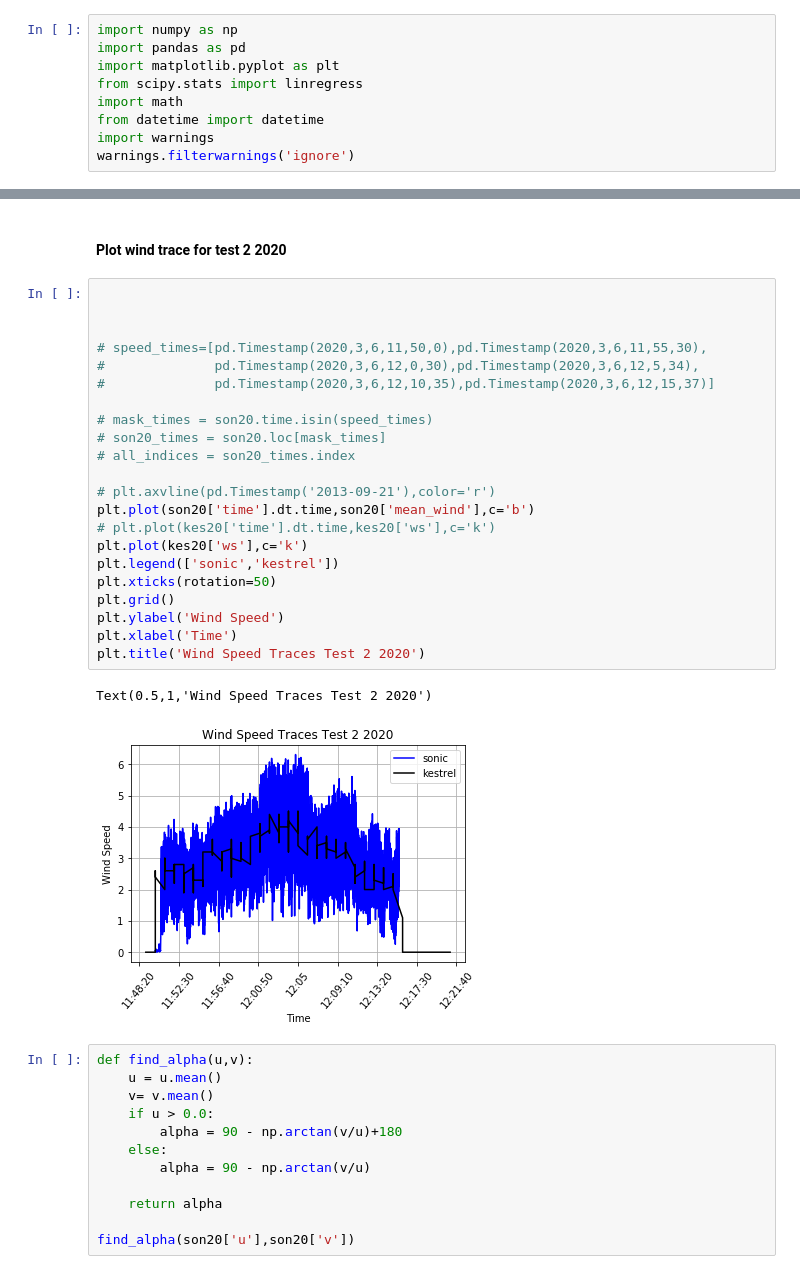
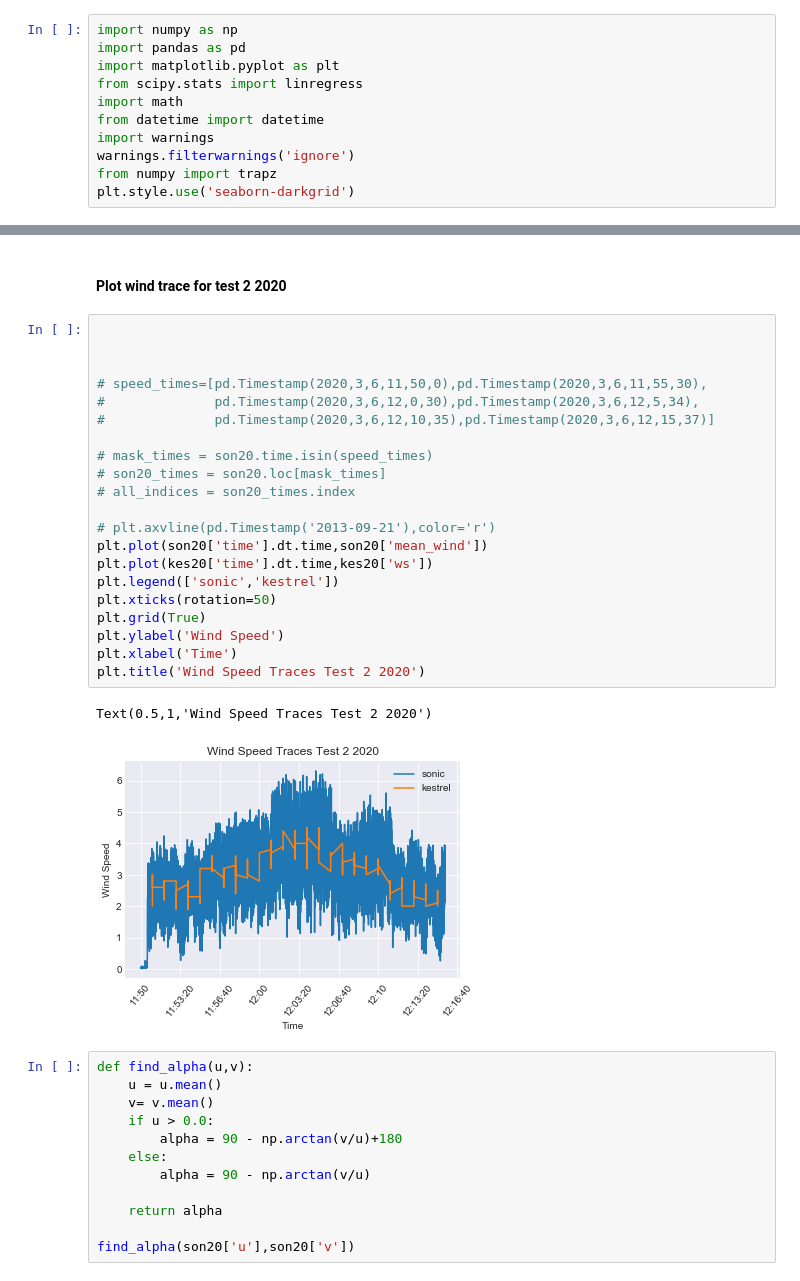
Before and after one commit to Pearl-Ayem/a303_course_work, a Jupyter notebook: Lab 8/Lab 8 analysis.ipynb, the cells around one changed output, grey strips where cells are left out. Saved outputs shown, nothing was run; the diff lists cells and outputs as text.

```diff
--- a/Lab 8/Lab 8 analysis.ipynb
+++ b/Lab 8/Lab 8 analysis.ipynb
@@ -7,6 +7,8 @@ import math
 from datetime import datetime
 import warnings
 warnings.filterwarnings('ignore')
+from numpy import trapz
+plt.style.use('seaborn-darkgrid')
 # %% [markdown]
 #### Import Kestrel data and change year to 2015
 # %%
@@ -729,28 +712,27 @@ son20 = son20.loc[mask2]
 # %%
 
 
 
 # speed_times=[pd.Timestamp(2020,3,6,11,50,0),pd.Timestamp(2020,3,6,11,55,30),
 #              pd.Timestamp(2020,3,6,12,0,30),pd.Timestamp(2020,3,6,12,5,34),
 #              pd.Timestamp(2020,3,6,12,10,35),pd.Timestamp(2020,3,6,12,15,37)]
 
 # mask_times = son20.time.isin(speed_times)
 # son20_times = son20.loc[mask_times]
 # all_indices = son20_times.index
 
 # plt.axvline(pd.Timestamp('2013-09-21'),color='r')
-plt.plot(son20['time'].dt.time,son20['mean_wind'],c='b')
-# plt.plot(kes20['time'].dt.time,kes20['ws'],c='k')
-plt.plot(kes20['ws'],c='k')
+plt.plot(son20['time'].dt.time,son20['mean_wind'])
+plt.plot(kes20['time'].dt.time,kes20['ws'])
 plt.legend(['sonic','kestrel'])
 plt.xticks(rotation=50)
-plt.grid()
+plt.grid(True)
 plt.ylabel('Wind Speed')
 plt.xlabel('Time')
 plt.title('Wind Speed Traces Test 2 2020')
 # %% [output]
 Text(0.5,1,'Wind Speed Traces Test 2 2020')
-[figure, old version]
+[figure, new version]
 # %%
 def find_alpha(u,v):
     u = u.mean()
```
Also changed, not shown: parts of 15 cells of this notebook.
